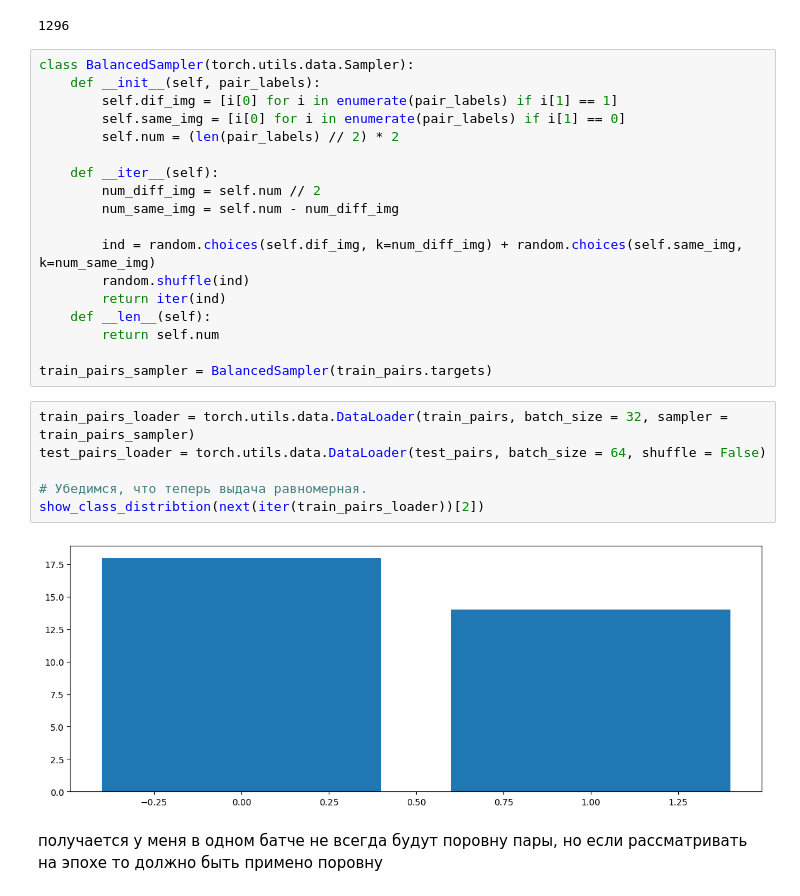
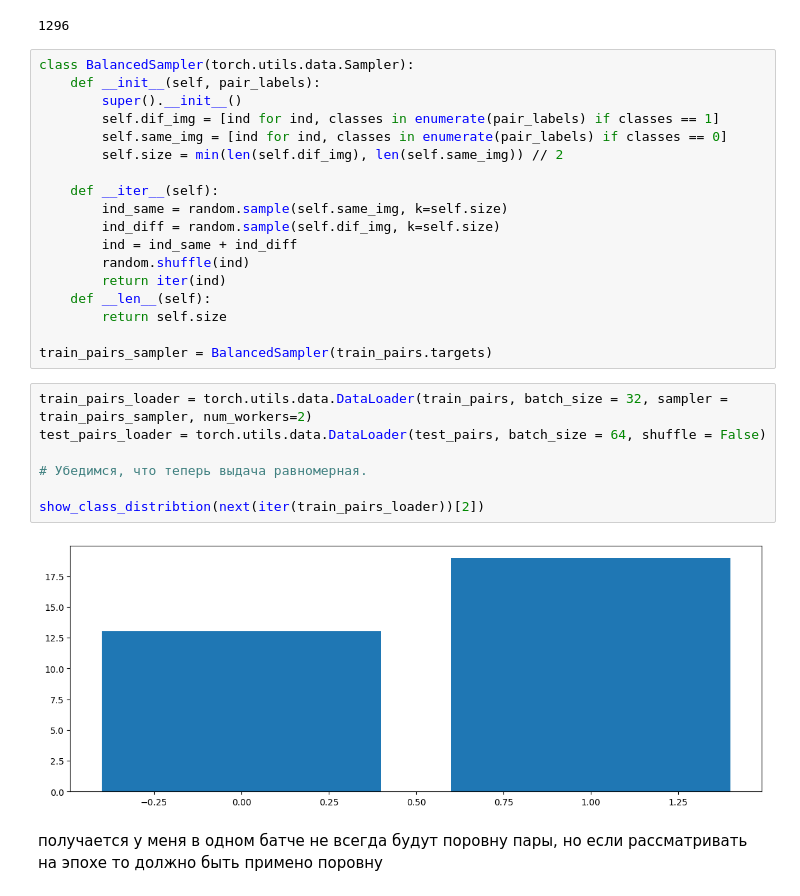
Before and after one commit to Aleksander-23443/iad_dl, a Jupyter notebook: dz2/homework_02.ipynb, the cells around one changed output. Cells and saved outputs as stored; diff of their text form.

Commit message:
change sampler and model to more common

```diff
--- a/dz2/homework_02.ipynb
+++ b/dz2/homework_02.ipynb
@@ -218,29 +218,30 @@ len(test_pairs.targets)
 # %%
 class BalancedSampler(torch.utils.data.Sampler):
     def __init__(self, pair_labels):
-        self.dif_img = [i[0] for i in enumerate(pair_labels) if i[1] == 1]
-        self.same_img = [i[0] for i in enumerate(pair_labels) if i[1] == 0]
-        self.num = (len(pair_labels) // 2) * 2
+        super().__init__()
+        self.dif_img = [ind for ind, classes in enumerate(pair_labels) if classes == 1]
+        self.same_img = [ind for ind, classes in enumerate(pair_labels) if classes == 0]
+        self.size = min(len(self.dif_img), len(self.same_img)) // 2
 
     def __iter__(self):
-        num_diff_img = self.num // 2
-        num_same_img = self.num - num_diff_img
-
-        ind = random.choices(self.dif_img, k=num_diff_img) + random.choices(self.same_img, k=num_same_img)
+        ind_same = random.sample(self.same_img, k=self.size)
+        ind_diff = random.sample(self.dif_img, k=self.size)
+        ind = ind_same + ind_diff
         random.shuffle(ind)
         return iter(ind)
     def __len__(self):
-        return self.num
+        return self.size
 
 train_pairs_sampler = BalancedSampler(train_pairs.targets)
 # %%
-train_pairs_loader = torch.utils.data.DataLoader(train_pairs, batch_size = 32, sampler = train_pairs_sampler)
+train_pairs_loader = torch.utils.data.DataLoader(train_pairs, batch_size = 32, sampler = train_pairs_sampler, num_workers=2)
 test_pairs_loader = torch.utils.data.DataLoader(test_pairs, batch_size = 64, shuffle = False)
 
 # Убедимся, что теперь выдача равномерная.
+
 show_class_distribtion(next(iter(train_pairs_loader))[2])
 # %% [output]
-[figure, old version]
+[figure, new version]
 # %% [markdown]
 получается  у меня в одном батче не всегда будут поровну пары, но если рассматривать на эпохе то должно быть примено поровну
 # %% [markdown]
```
Also changed, not shown: parts of 9 cells of this notebook.
